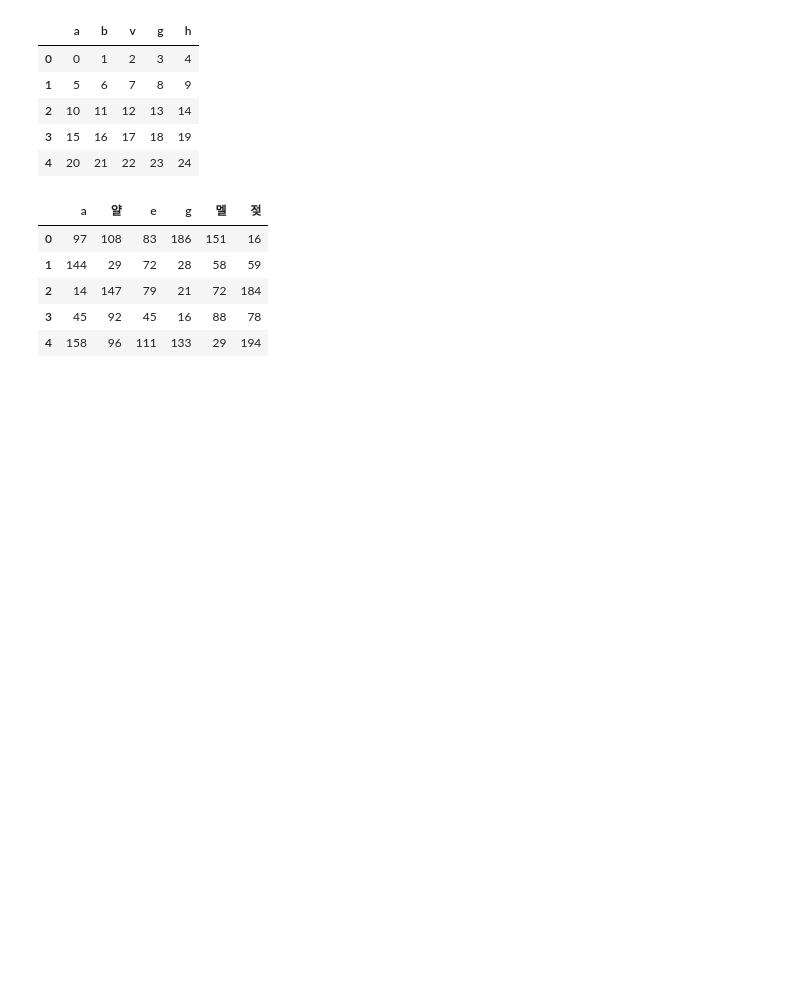
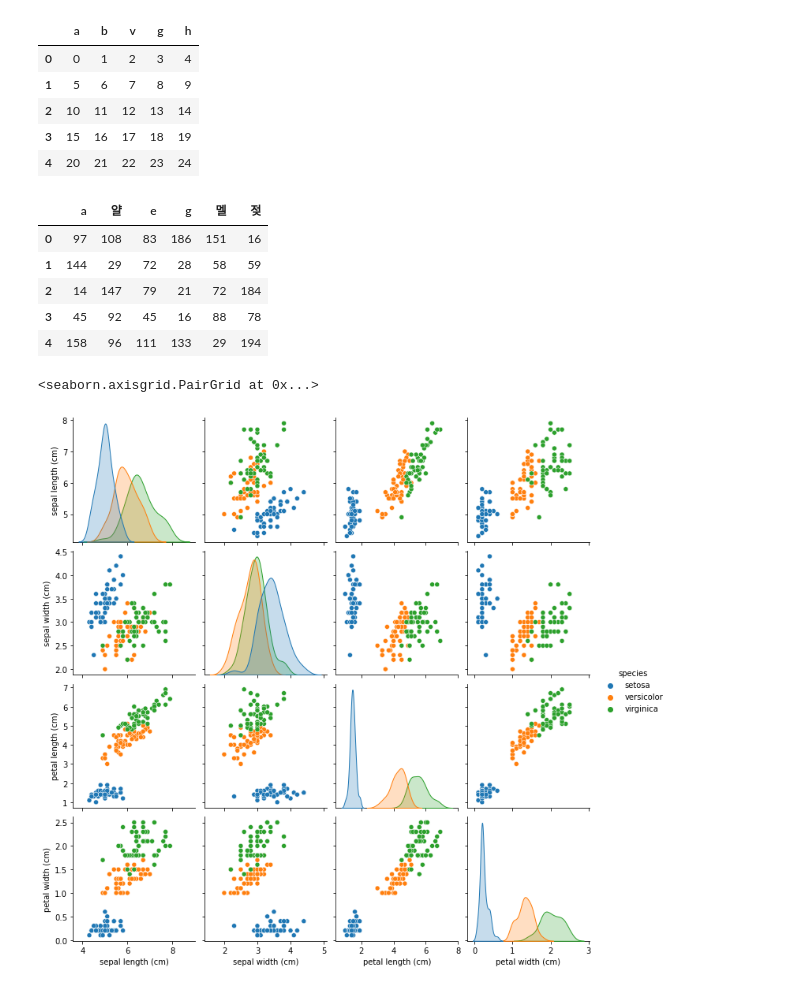
Before and after one commit to vvbshvv/12.22-, a Jupyter notebook: 연습2.ipynb, the cells around one changed output. Saved outputs shown, nothing was run; the diff lists cells and outputs as text; code cells hidden in the pictures; blank space fills up the shorter version.

```diff
--- a/연습2.ipynb
+++ b/연습2.ipynb
@@ -154,3 +154,17 @@ df2
 | 2 | 14 | 147 | 79 | 21 | 72 | 184 |
 | 3 | 45 | 92 | 45 | 16 | 88 | 78 |
 | 4 | 158 | 96 | 111 | 133 | 29 | 194 |
+# %%
+import pandas as pd
+import seaborn as sns
+import numpy as np
+from sklearn.datasets import load_iris
+iris = load_iris()
+df = pd.DataFrame(iris.data, columns=iris.feature_names)
+df['species'] = iris.target
+df.species = df.species.map(lambda x : iris.target_names[x])
+
+sns.pairplot(df, hue='species')
+# %% [output]
+<seaborn.axisgrid.PairGrid at 0x...>
+[figure, added]
```
Also changed, not shown: 1 other file.
